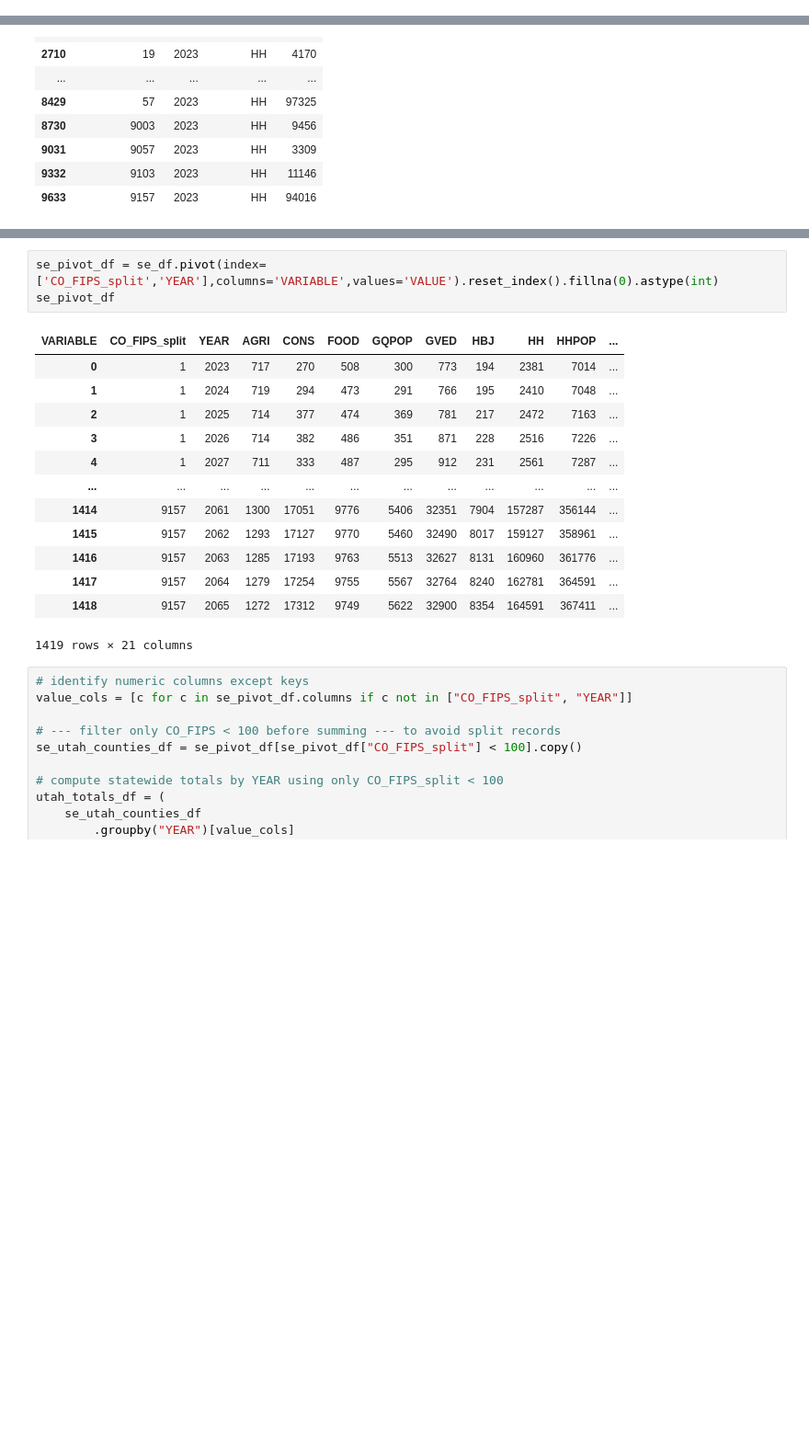
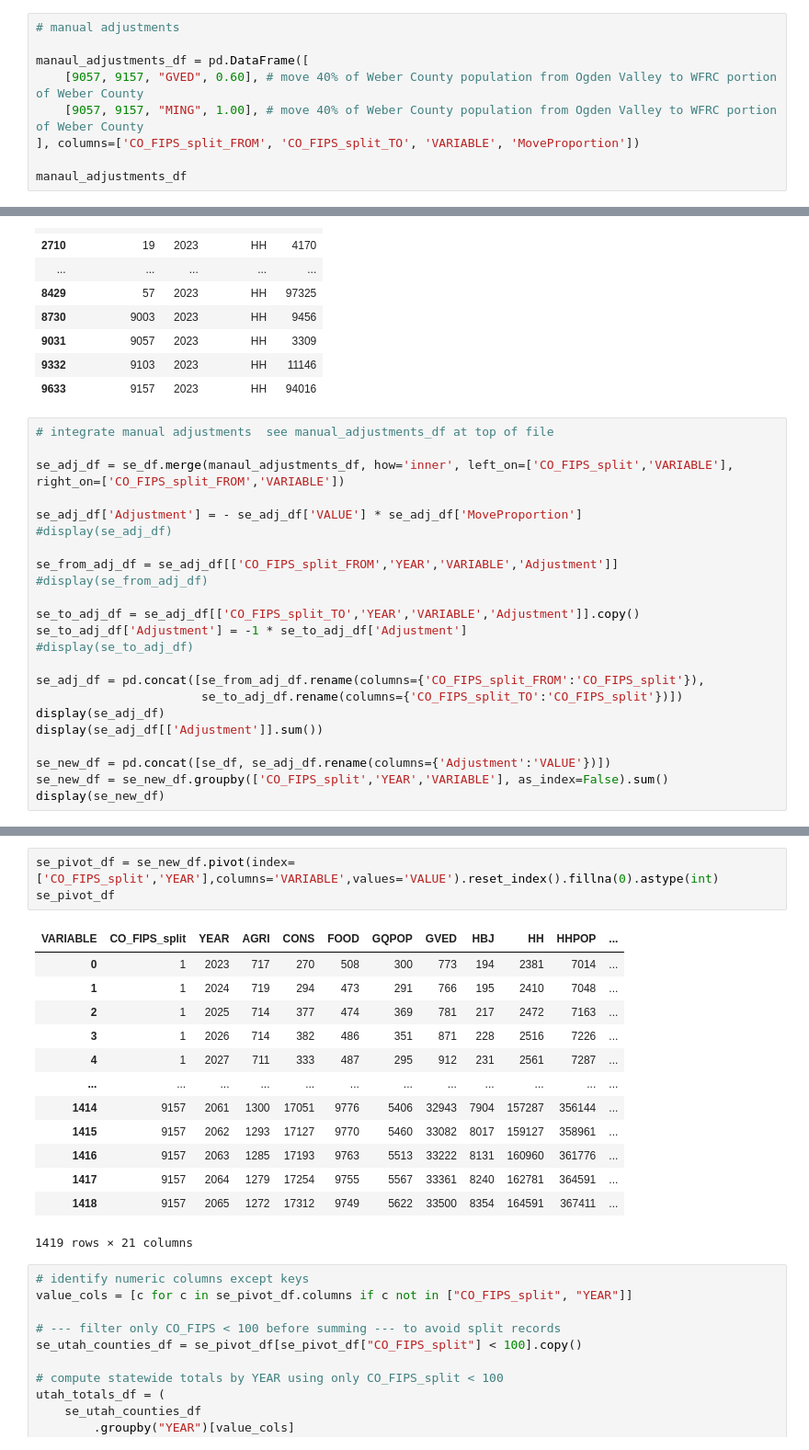
Before and after one commit to WFRCAnalytics/TDM-INP-Socioeconomic-Control-Totals, a Jupyter notebook: 5-Finalize.ipynb, the cells around one changed output, grey strips where cells are left out. Shown at 92% size. Cells and saved outputs as stored; diff of their text form; blank space fills up the shorter version.

Commit message:
Make manual adjustments to Ogden UDOT-WFRC areas

```diff
--- a/5-Finalize.ipynb
+++ b/5-Finalize.ipynb
@@ -1,3 +1,12 @@
 # %%
 import pandas as pd
 import numpy as np
+# %%
+# manual adjustments
+
+manaul_adjustments_df = pd.DataFrame([
+    [9057, 9157, "GVED", 0.60], # move 40% of Weber County population from Ogden Valley to WFRC portion of Weber County
+    [9057, 9157, "MING", 1.00], # move 40% of Weber County population from Ogden Valley to WFRC portion of Weber County
+], columns=['CO_FIPS_split_FROM', 'CO_FIPS_split_TO', 'VARIABLE', 'MoveProportion'])
+
+manaul_adjustments_df
@@ -98,3 +111,26 @@ se_df[(se_df['YEAR']==2023) & (se_df['VARIABLE']=='HH')]
 | 9031 | 9057 | 2023 | HH | 3309 |
 | 9332 | 9103 | 2023 | HH | 11146 |
 | 9633 | 9157 | 2023 | HH | 94016 |
+# %%
+# integrate manual adjustments  see manual_adjustments_df at top of file
+
+se_adj_df = se_df.merge(manaul_adjustments_df, how='inner', left_on=['CO_FIPS_split','VARIABLE'], right_on=['CO_FIPS_split_FROM','VARIABLE'])
+
+se_adj_df['Adjustment'] = - se_adj_df['VALUE'] * se_adj_df['MoveProportion']
+#display(se_adj_df)
+
+se_from_adj_df = se_adj_df[['CO_FIPS_split_FROM','YEAR','VARIABLE','Adjustment']]
+#display(se_from_adj_df)
+
+se_to_adj_df = se_adj_df[['CO_FIPS_split_TO','YEAR','VARIABLE','Adjustment']].copy()
+se_to_adj_df['Adjustment'] = -1 * se_to_adj_df['Adjustment']
+#display(se_to_adj_df)
+
+se_adj_df = pd.concat([se_from_adj_df.rename(columns={'CO_FIPS_split_FROM':'CO_FIPS_split'}),
+                       se_to_adj_df.rename(columns={'CO_FIPS_split_TO':'CO_FIPS_split'})])
+display(se_adj_df)
+display(se_adj_df[['Adjustment']].sum())
+
+se_new_df = pd.concat([se_df, se_adj_df.rename(columns={'Adjustment':'VALUE'})])
+se_new_df = se_new_df.groupby(['CO_FIPS_split','YEAR','VARIABLE'], as_index=False).sum()
+display(se_new_df)
@@ -101,19 +166,19 @@ se_df[(se_df['YEAR']==2023) & (se_df['VARIABLE']=='HH')]
 # %%
-se_pivot_df = se_df.pivot(index=['CO_FIPS_split','YEAR'],columns='VARIABLE',values='VALUE').reset_index().fillna(0).astype(int)
+se_pivot_df = se_new_df.pivot(index=['CO_FIPS_split','YEAR'],columns='VARIABLE',values='VALUE').reset_index().fillna(0).astype(int)
 se_pivot_df
 # %% [output]
 | VARIABLE | CO_FIPS_split | YEAR | AGRI | CONS | FOOD | GQPOP | GVED | HBJ | HH | HHPOP | ... |
 | 0 | 1 | 2023 | 717 | 270 | 508 | 300 | 773 | 194 | 2381 | 7014 | ... |
 | 1 | 1 | 2024 | 719 | 294 | 473 | 291 | 766 | 195 | 2410 | 7048 | ... |
 | 2 | 1 | 2025 | 714 | 377 | 474 | 369 | 781 | 217 | 2472 | 7163 | ... |
 | 3 | 1 | 2026 | 714 | 382 | 486 | 351 | 871 | 228 | 2516 | 7226 | ... |
 | 4 | 1 | 2027 | 711 | 333 | 487 | 295 | 912 | 231 | 2561 | 7287 | ... |
 | ... | ... | ... | ... | ... | ... | ... | ... | ... | ... | ... | ... |
-| 1414 | 9157 | 2061 | 1300 | 17051 | 9776 | 5406 | 32351 | 7904 | 157287 | 356144 | ... |
-| 1415 | 9157 | 2062 | 1293 | 17127 | 9770 | 5460 | 32490 | 8017 | 159127 | 358961 | ... |
-| 1416 | 9157 | 2063 | 1285 | 17193 | 9763 | 5513 | 32627 | 8131 | 160960 | 361776 | ... |
-| 1417 | 9157 | 2064 | 1279 | 17254 | 9755 | 5567 | 32764 | 8240 | 162781 | 364591 | ... |
-| 1418 | 9157 | 2065 | 1272 | 17312 | 9749 | 5622 | 32900 | 8354 | 164591 | 367411 | ... |
+| 1414 | 9157 | 2061 | 1300 | 17051 | 9776 | 5406 | 32943 | 7904 | 157287 | 356144 | ... |
+| 1415 | 9157 | 2062 | 1293 | 17127 | 9770 | 5460 | 33082 | 8017 | 159127 | 358961 | ... |
+| 1416 | 9157 | 2063 | 1285 | 17193 | 9763 | 5513 | 33222 | 8131 | 160960 | 361776 | ... |
+| 1417 | 9157 | 2064 | 1279 | 17254 | 9755 | 5567 | 33361 | 8240 | 162781 | 364591 | ... |
+| 1418 | 9157 | 2065 | 1272 | 17312 | 9749 | 5622 | 33500 | 8354 | 164591 | 367411 | ... |
 1419 rows × 21 columns
 # %%
 # identify numeric columns except keys
```
Also changed, not shown: parts of 2 cells of this notebook, 1 other file.
